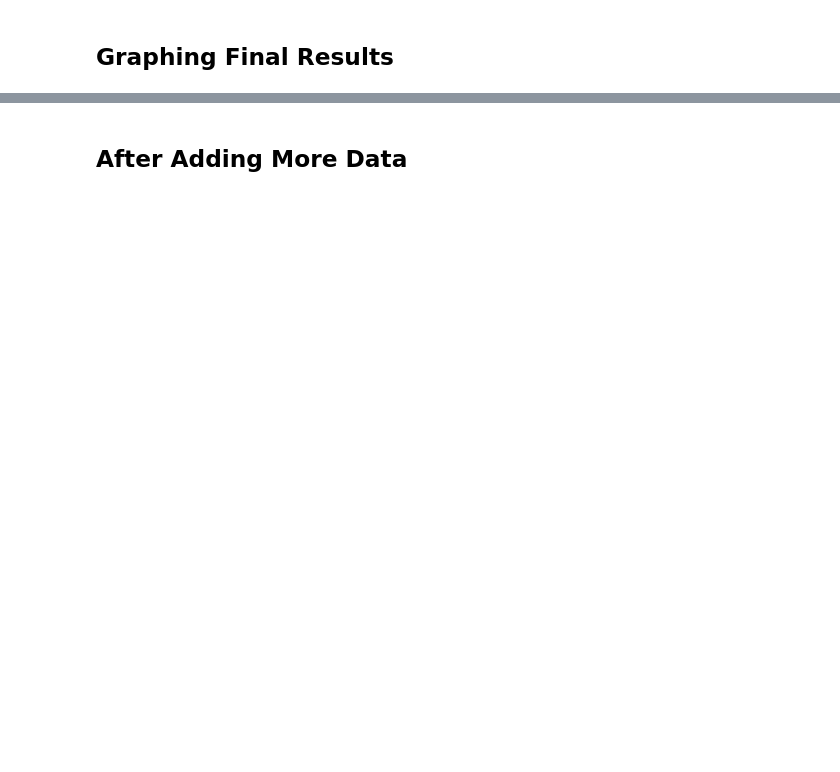
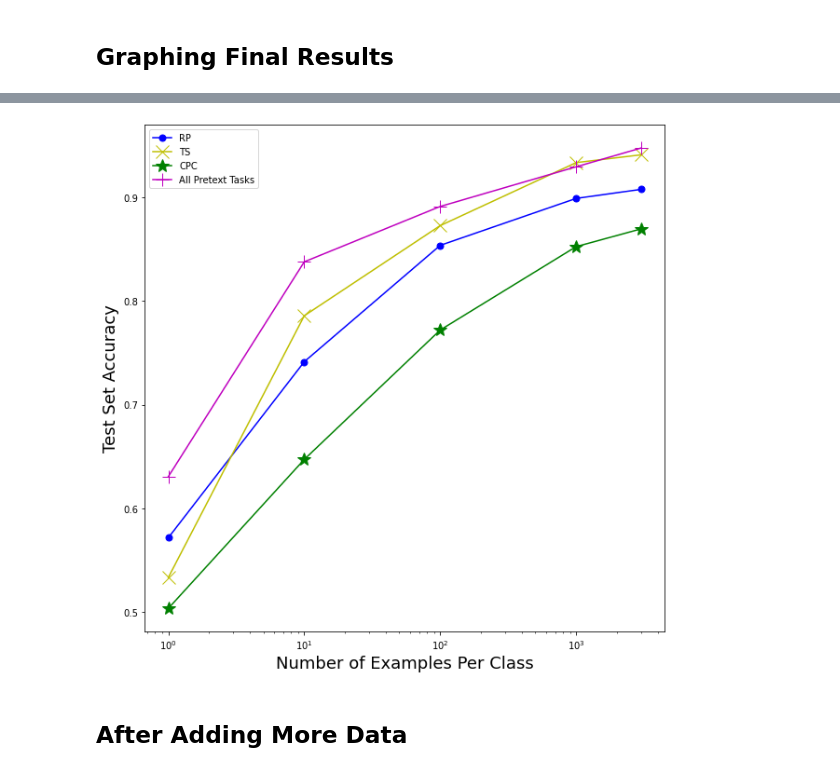
Before and after one commit to jstranne/mouse_self_supervision, a Jupyter notebook: Graphing_Data.ipynb, the cells around one changed output, grey strips where cells are left out. Cells and saved outputs as stored; diff of their text form; code cells hidden in the pictures; blank space fills up the shorter version.

```diff
--- a/Graphing_Data.ipynb
+++ b/Graphing_Data.ipynb
@@ -30,3 +32,22 @@ plt.show()
+# %%
+%matplotlib inline
+from matplotlib import pyplot as plt
+
+plt.figure(num=None, figsize=(10, 10))
+
+xvals = [1, 10, 100, 1000, 3000] #the 2000 is kinda bs, fix this
+plt.semilogx(xvals, rp, 'b.-', label="RP", markersize=14)
+plt.semilogx(xvals, ts, 'yx-', label="TS", markersize=14)
+plt.semilogx(xvals, cpc, 'g*-', label="CPC", markersize=14)
+plt.semilogx(xvals, All3_combined, 'm+-', label="All Pretext Tasks", markersize=14)
+
+plt.legend()
+plt.xlabel("Number of Examples Per Class", fontsize=18)
+plt.ylabel("Test Set Accuracy", fontsize=18)
+plt.savefig('all3vssingle.png')
+plt.show()
+# %% [output]
+[figure, added]
 # %% [markdown]
 ## After Adding More Data
 # %%
```
Also changed, not shown: parts of 4 cells of this notebook, 15 other files.
